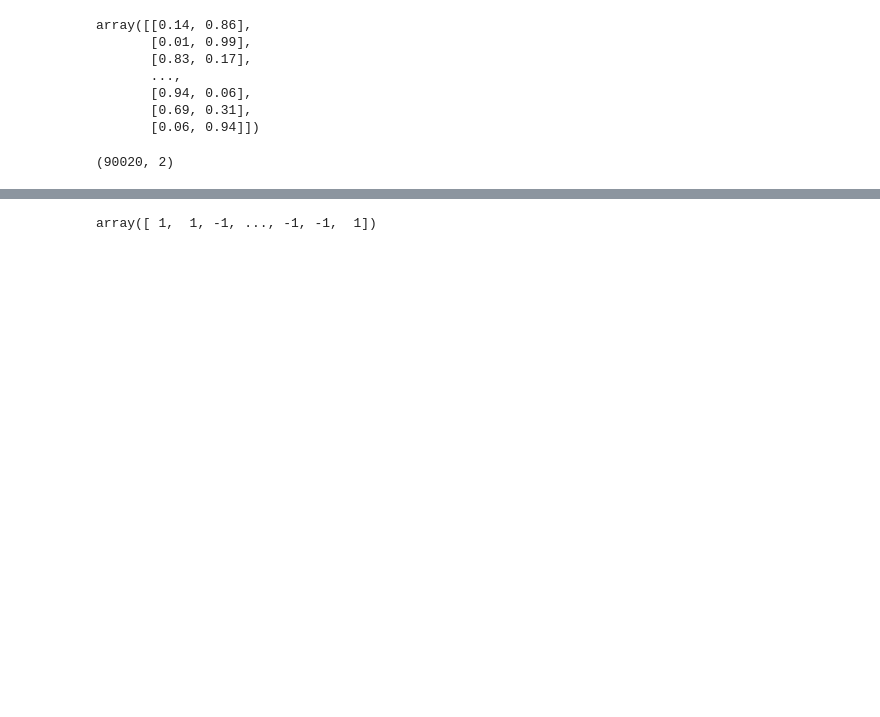
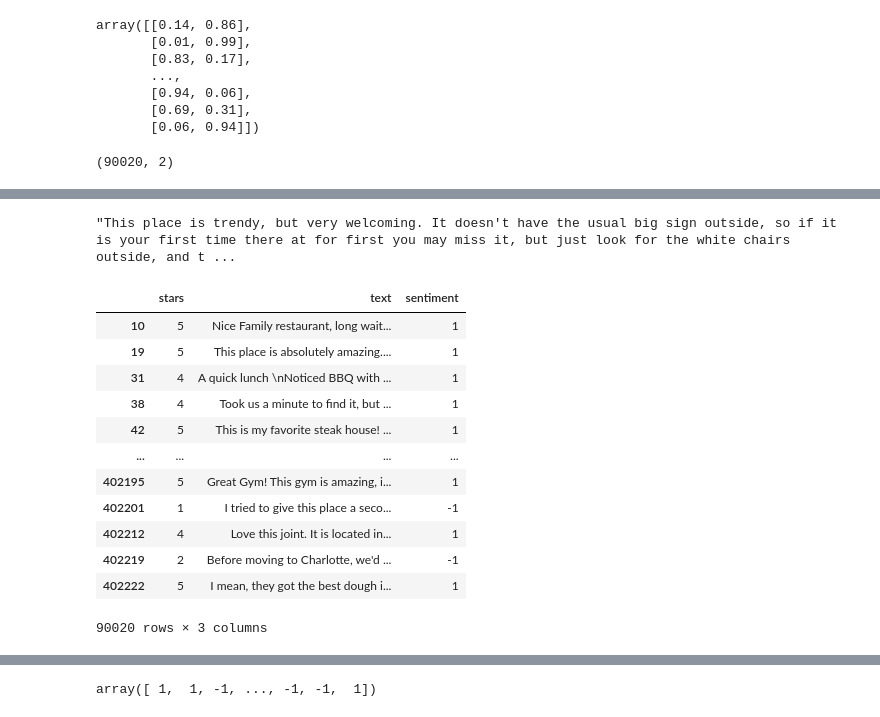
Before and after one commit to RubenBec/Capestone3, a Jupyter notebook: version2.ipynb, the cells around one changed output, grey strips where cells are left out. Drawn from its saved outputs; the diff is of its cells as text; code cells hidden in the pictures; blank space fills up the shorter version.

```diff
--- a/version2.ipynb
+++ b/version2.ipynb
@@ -243,0 +271,22 @@ proba.shape
+# %%
+X_test[255819]
+# %% [output]
+"This place is trendy, but very welcoming. It doesn't have the usual big sign outside, so if it is your first time there at for first you may miss it, but just look for the white chairs outside, and t ...
+# %%
+test_index = X_test.index.values.tolist()
+# %%
+data[data.index.isin(test_index)]
+# %% [output]
+|  | stars | text | sentiment |
+| 10 | 5 | Nice Family restaurant, long wait... | 1 |
+| 19 | 5 | This place is absolutely amazing.... | 1 |
+| 31 | 4 | A quick lunch \nNoticed BBQ with ... | 1 |
+| 38 | 4 | Took us a minute to find it, but ... | 1 |
+| 42 | 5 | This is my favorite steak house! ... | 1 |
+| ... | ... | ... | ... |
+| 402195 | 5 | Great Gym! This gym is amazing, i... | 1 |
+| 402201 | 1 | I tried to give this place a seco... | -1 |
+| 402212 | 4 | Love this joint. It is located in... | 1 |
+| 402219 | 2 | Before moving to Charlotte, we'd ... | -1 |
+| 402222 | 5 | I mean, they got the best dough i... | 1 |
+90020 rows × 3 columns
```
Also changed, not shown: parts of 22 cells of this notebook, 1 other file.
